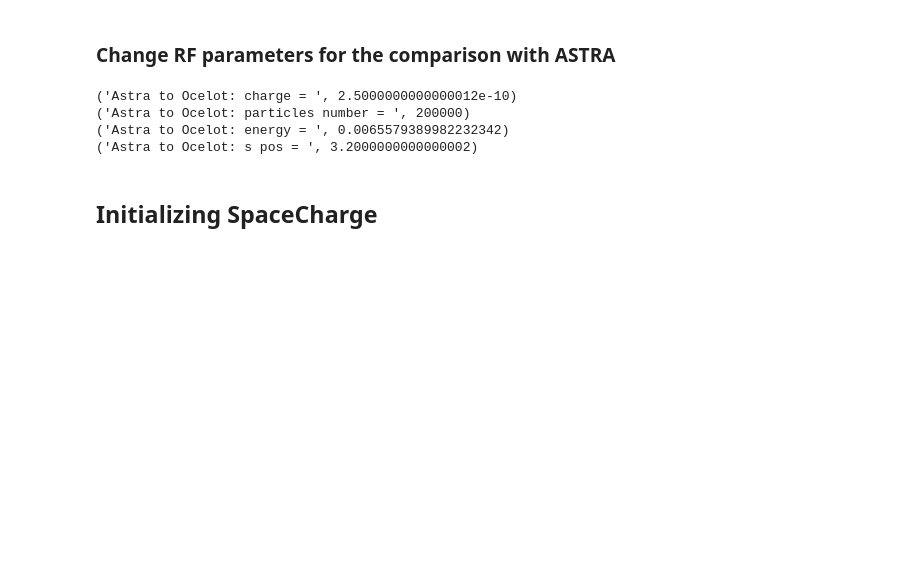
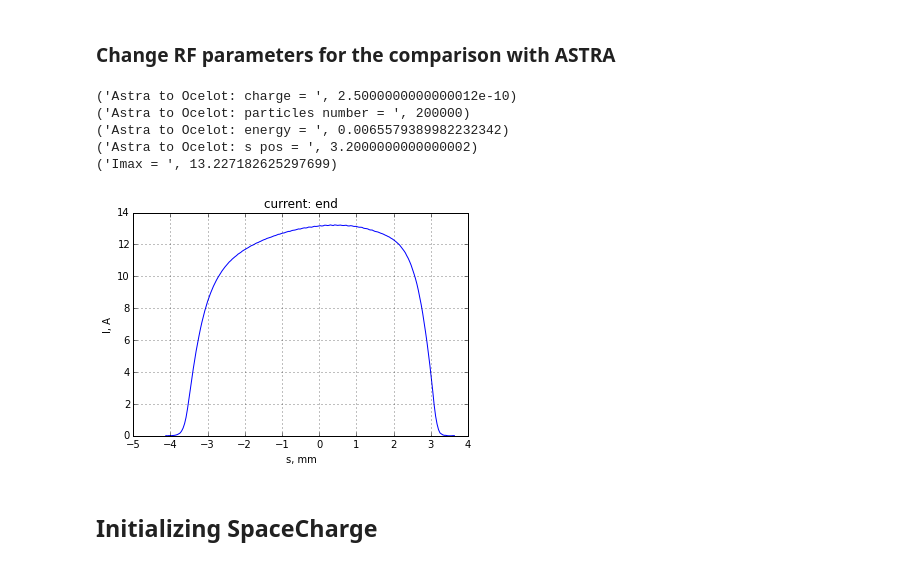
Before and after one commit to CFGrote/workshop, a Jupyter notebook: 3_space_charge.ipynb, the cells around one changed output. Saved outputs shown, nothing was run; the diff lists cells and outputs as text; code cells hidden in the pictures; blank space fills up the shorter version.

```diff
--- a/3_space_charge.ipynb
+++ b/3_space_charge.ipynb
@@ -70,13 +70,23 @@ C3_AH1_1_5_I1.v=V13; C3_AH1_1_5_I1.phi=phi13
 C3_AH1_1_6_I1.v=V13; C3_AH1_1_6_I1.phi=phi13
 C3_AH1_1_7_I1.v=V13; C3_AH1_1_7_I1.phi=phi13
 C3_AH1_1_8_I1.v=V13; C3_AH1_1_8_I1.phi=phi13
-# %%
-p_array_init = astraBeam2particleArray(filename='beam_6MeV.ast')
-# %% [output]
-('Astra to Ocelot: charge = ', 2.5000000000000012e-10)
-('Astra to Ocelot: particles number = ', 200000)
-('Astra to Ocelot: energy = ', 0.0065579389982232342)
-('Astra to Ocelot: s pos = ', 3.2000000000000002)
+# %%
+p_array_init = astraBeam2particleArray(filename='beam_6MeV.ast')
+bins_start, hist_start = get_current(p_array_init, charge=p_array_init.q_array[0], num_bins=200)
+
+plt.title("current: end")
+plt.plot(bins_start*1000, hist_start)
+plt.xlabel("s, mm")
+plt.ylabel("I, A")
+plt.grid(True)
+plt.show()
+# %% [output]
+('Astra to Ocelot: charge = ', 2.5000000000000012e-10)
+('Astra to Ocelot: particles number = ', 200000)
+('Astra to Ocelot: energy = ', 0.0065579389982232342)
+('Astra to Ocelot: s pos = ', 3.2000000000000002)
+('Imax = ', 13.227182625297699)
+[figure, added]
 # %%
 # initialization of tracking method
 method = MethodTM()
```
Also changed, not shown: parts of 2 cells of this notebook, 3 other files.
